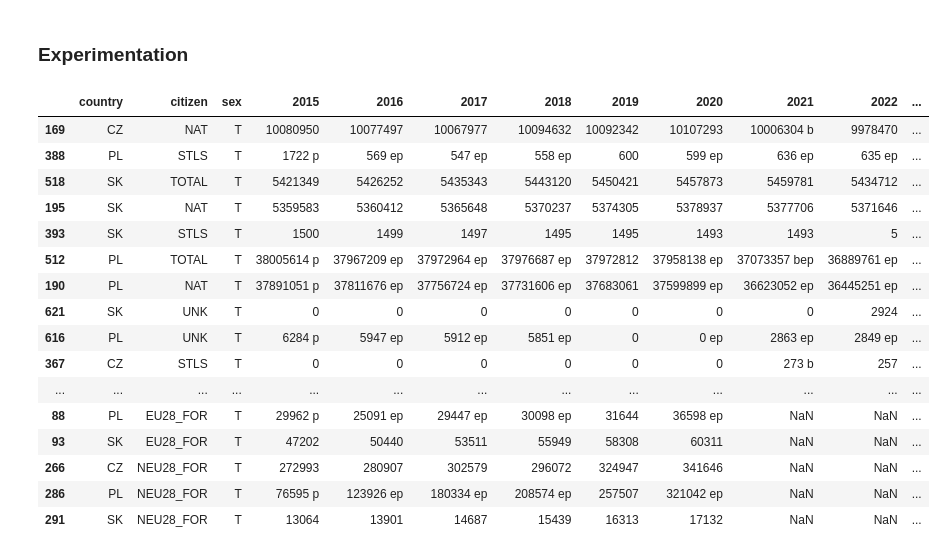
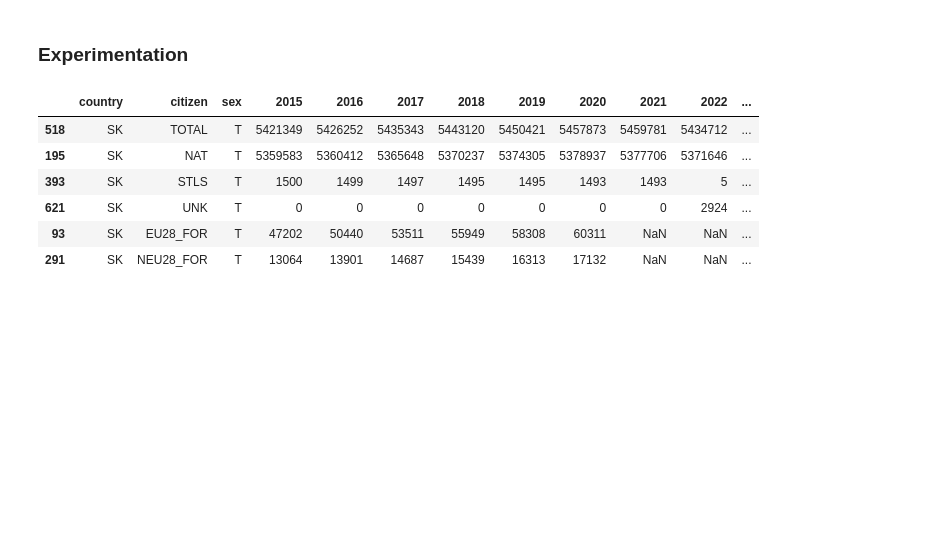
Before and after one commit to jatofi-official/migration-eu-analysis, a Jupyter notebook: Notebooks/experiment.ipynb, the cells around one changed output. Cells and saved outputs as stored; diff of their text form; code cells hidden in the pictures; blank space fills up the shorter version.

```diff
--- a/Notebooks/experiment.ipynb
+++ b/Notebooks/experiment.ipynb
@@ -27,28 +28,18 @@ def country_query(table,*countries):
 # %%
 url = "../Data/Annual_population_eurostat(mandatory).csv"
 table = pd.read_csv(url)
 
-query = country_query(table,"SK","CZ","PL").query("sex == 'T'").sort_values("2024",ascending=False)
+query = country_query(table,"SK").query("sex == 'T'").sort_values("2024",ascending=False)
 
 
 # query = table.query("citizen == 'TOTAL' and sex =='T'").sort_values("2024 ")
 
 display(query.head(20))
 # %% [output]
 |  | country | citizen | sex | 2015 | 2016 | 2017 | 2018 | 2019 | 2020 | 2021 | 2022 | ... |
-| 169 | CZ | NAT | T | 10080950 | 10077497 | 10067977 | 10094632 | 10092342 | 10107293 | 10006304 b | 9978470 | ... |
-| 388 | PL | STLS | T | 1722 p | 569 ep | 547 ep | 558 ep | 600 | 599 ep | 636 ep | 635 ep | ... |
 | 518 | SK | TOTAL | T | 5421349 | 5426252 | 5435343 | 5443120 | 5450421 | 5457873 | 5459781 | 5434712 | ... |
 | 195 | SK | NAT | T | 5359583 | 5360412 | 5365648 | 5370237 | 5374305 | 5378937 | 5377706 | 5371646 | ... |
 | 393 | SK | STLS | T | 1500 | 1499 | 1497 | 1495 | 1495 | 1493 | 1493 | 5 | ... |
-| 512 | PL | TOTAL | T | 38005614 p | 37967209 ep | 37972964 ep | 37976687 ep | 37972812 | 37958138 ep | 37073357 bep | 36889761 ep | ... |
-| 190 | PL | NAT | T | 37891051 p | 37811676 ep | 37756724 ep | 37731606 ep | 37683061 | 37599899 ep | 36623052 ep | 36445251 ep | ... |
 | 621 | SK | UNK | T | 0 | 0 | 0 | 0 | 0 | 0 | 0 | 2924 | ... |
-| 616 | PL | UNK | T | 6284 p | 5947 ep | 5912 ep | 5851 ep | 0 | 0 ep | 2863 ep | 2849 ep | ... |
-| 367 | CZ | STLS | T | 0 | 0 | 0 | 0 | 0 | 0 | 273 b | 257 | ... |
-| ... | ... | ... | ... | ... | ... | ... | ... | ... | ... | ... | ... | ... |
-| 88 | PL | EU28_FOR | T | 29962 p | 25091 ep | 29447 ep | 30098 ep | 31644 | 36598 ep | NaN | NaN | ... |
 | 93 | SK | EU28_FOR | T | 47202 | 50440 | 53511 | 55949 | 58308 | 60311 | NaN | NaN | ... |
-| 266 | CZ | NEU28_FOR | T | 272993 | 280907 | 302579 | 296072 | 324947 | 341646 | NaN | NaN | ... |
-| 286 | PL | NEU28_FOR | T | 76595 p | 123926 ep | 180334 ep | 208574 ep | 257507 | 321042 ep | NaN | NaN | ... |
 | 291 | SK | NEU28_FOR | T | 13064 | 13901 | 14687 | 15439 | 16313 | 17132 | NaN | NaN | ... |
```
Also changed, not shown: parts of 5 cells of this notebook, 2 other files.
